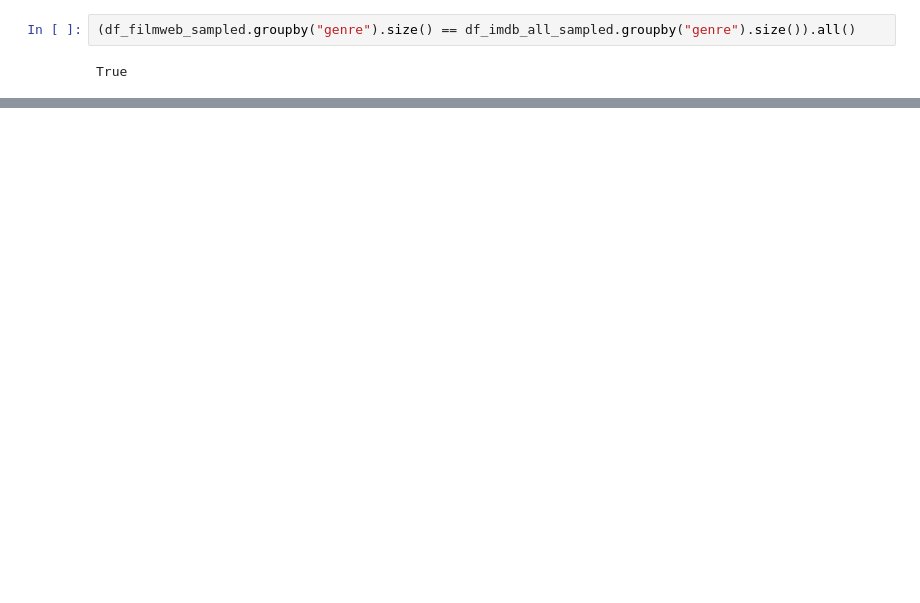
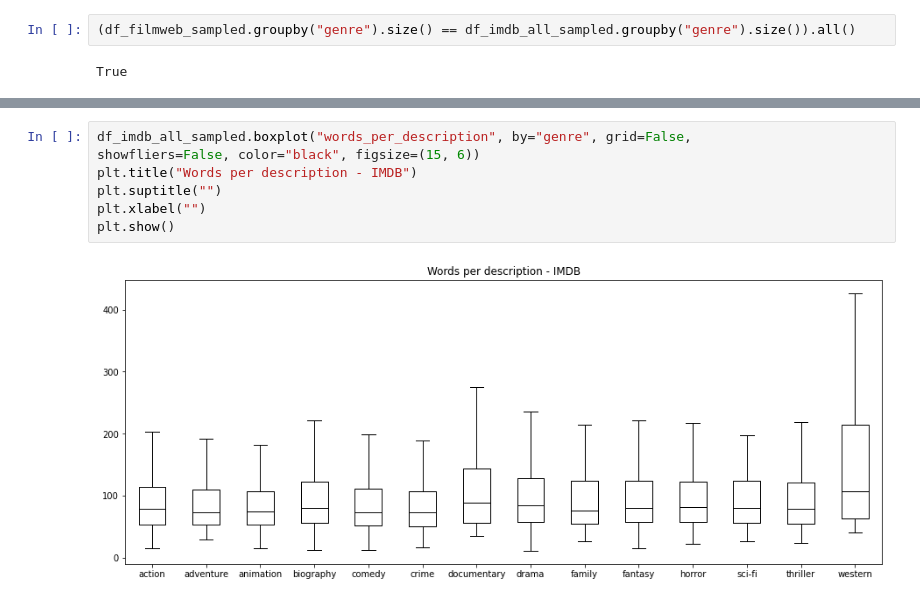
Before and after one commit to Imrauviel/Bert-Model-Comparison, a Jupyter notebook: EDA.ipynb, the cells around one changed output, grey strips where cells are left out. Saved outputs shown, nothing was run; the diff lists cells and outputs as text; blank space fills up the shorter version.

```diff
--- a/EDA.ipynb
+++ b/EDA.ipynb
@@ -295,0 +442,9 @@ df_imdb_all_sampled
+# %%
+df_imdb_all_sampled.boxplot("words_per_description", by="genre", grid=False,
+showfliers=False, color="black", figsize=(15, 6))
+plt.title("Words per description - IMDB")
+plt.suptitle("")
+plt.xlabel("")
+plt.show()
+# %% [output]
+[figure, added]
```
Also changed, not shown: parts of 38 cells of this notebook.
